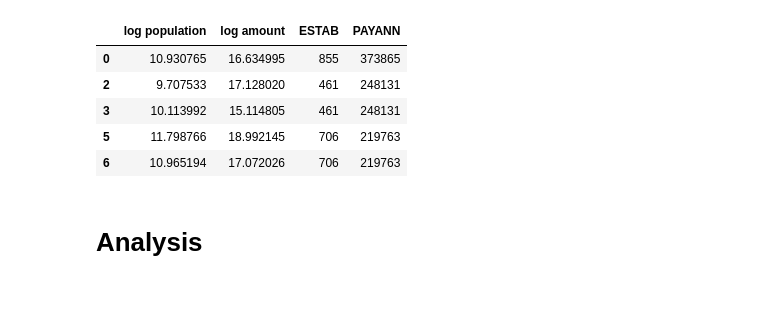
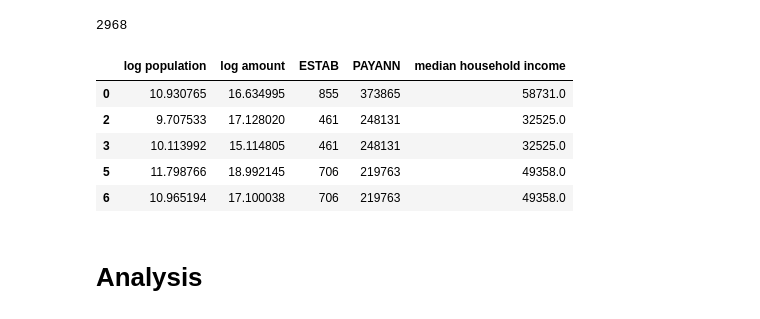
Before and after one commit to HenryDorsey/ConsultingProject, a Jupyter notebook: BusinessDataOutlierAnalysis.ipynb, the cells around one changed output. Saved outputs shown, nothing was run; the diff lists cells and outputs as text; code cells hidden in the pictures.

```diff
--- a/BusinessDataOutlierAnalysis.ipynb
+++ b/BusinessDataOutlierAnalysis.ipynb
@@ -120,0 +141,8 @@ finished State 2
+# %%
+acs_nodupe= newacs.drop_duplicates(subset=['county_name','State'], keep=False)
+data_nodupe=data.drop_duplicates(subset=['county_name','State'], keep=False)
+df= business.merge(data, how="left", on=["county_name","State"])
+#.merge(acs_nodupe.loc[:,'median household income'], how='left', on=['county_name', 'State'])
+acs_nodupe.index=range(len(acs_nodupe.State))
+newdf=df.merge(acs_nodupe, how='left', on=['county_name', 'State'])
+newdf.head()
@@ -121,15 +156,17 @@ finished State 2
 # %%
 
 #df= business.merge(data, how="left", on=["county_name","State"])
-data=df.loc[:,["log population", "log amount", "ESTAB","PAYANN"]].dropna()
-
+data=newdf.loc[:,["log population", "log amount", "ESTAB","PAYANN", 'median household income']].dropna()
+#data.index=newdf['county_name']
+print(len(data.index))
 data.head()
 # %% [output]
+2968
-|  | log population | log amount | ESTAB | PAYANN |
-| 0 | 10.930765 | 16.634995 | 855 | 373865 |
-| 2 | 9.707533 | 17.128020 | 461 | 248131 |
-| 3 | 10.113992 | 15.114805 | 461 | 248131 |
-| 5 | 11.798766 | 18.992145 | 706 | 219763 |
-| 6 | 10.965194 | 17.072026 | 706 | 219763 |
+|  | log population | log amount | ESTAB | PAYANN | median household income |
+| 0 | 10.930765 | 16.634995 | 855 | 373865 | 58731.0 |
+| 2 | 9.707533 | 17.128020 | 461 | 248131 | 32525.0 |
+| 3 | 10.113992 | 15.114805 | 461 | 248131 | 32525.0 |
+| 5 | 11.798766 | 18.992145 | 706 | 219763 | 49358.0 |
+| 6 | 10.965194 | 17.100038 | 706 | 219763 | 49358.0 |
 # %% [markdown]
 # Analysis
```
Also changed, not shown: parts of 14 cells of this notebook.
